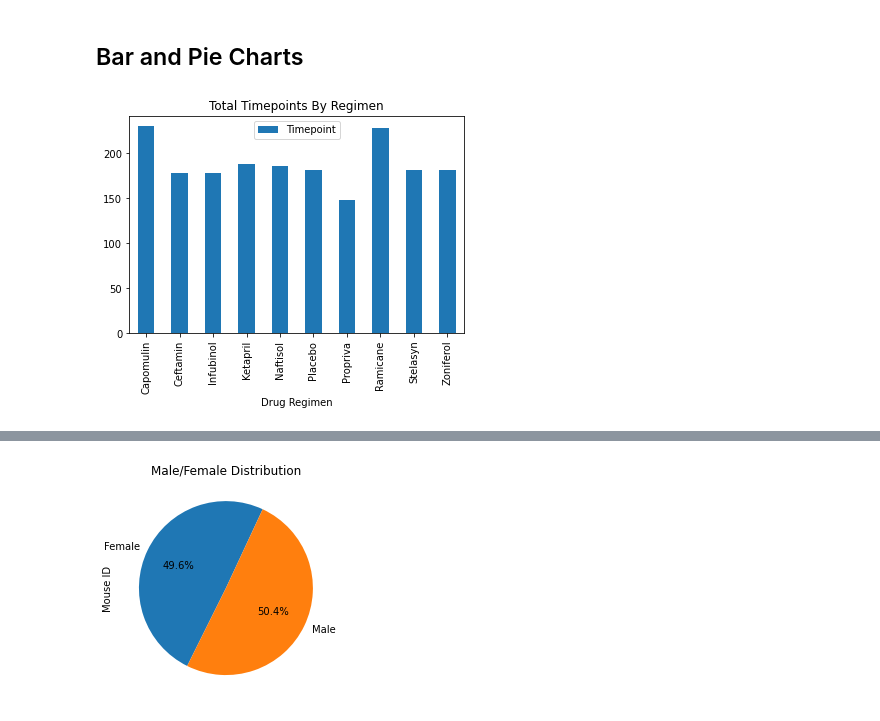
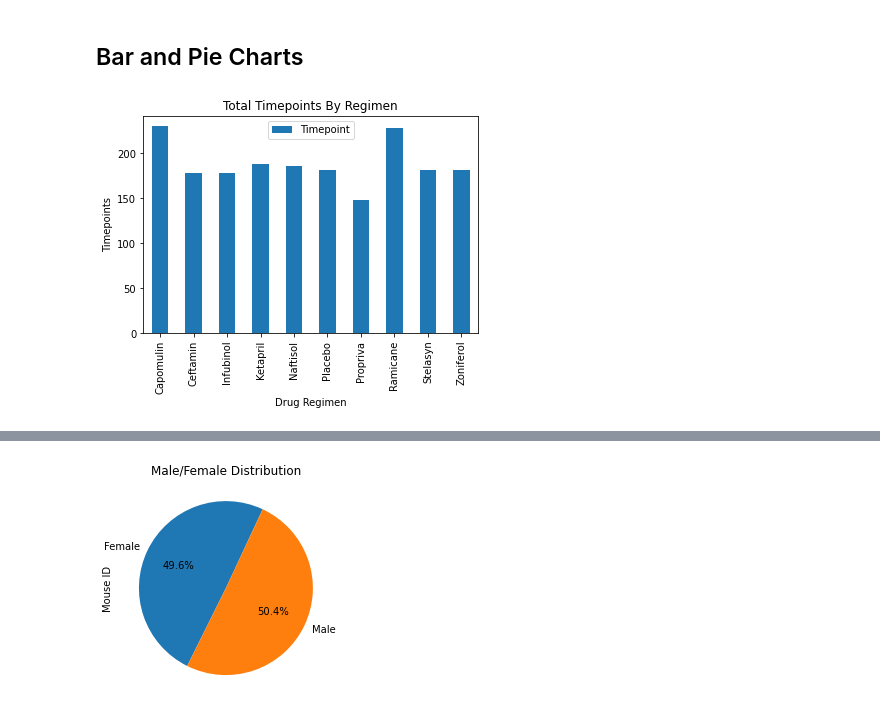
Before and after one commit to Sophstep2015/matplotlib-challenge, a Jupyter notebook: pymaceuticals_starter.ipynb, the cells around one changed output, grey strips where cells are left out. Drawn from its saved outputs; the diff is of its cells as text; code cells hidden in the pictures.

```diff
--- a/pymaceuticals_starter.ipynb
+++ b/pymaceuticals_starter.ipynb
@@ -99,12 +99,17 @@ reg_groups['Tumor Volume (mm3)'].agg(['mean', 'median', 'var', 'std', 'sem'])
 ## Bar and Pie Charts
 # %%
 # Generate a bar plot showing the total number of timepoints for all mice tested for each drug regimen using Pandas.
+
+#Count the timepoints by group
 regimen_timepoints = reg_groups.agg({"Timepoint":"count"})
+
+#Generate Bar Graph
 regimen_timepoints.plot(kind="bar")
 plt.title("Total Timepoints By Regimen")
+plt.ylabel("Timepoints")
 plt.show()
 # %% [output]
-[figure, old version]
+[figure, new version]
 # %%
 # Generate a bar plot showing the total number of timepoints for all mice tested for each drug regimen using pyplot.
 
```
Also changed, not shown: parts of 10 cells of this notebook.
